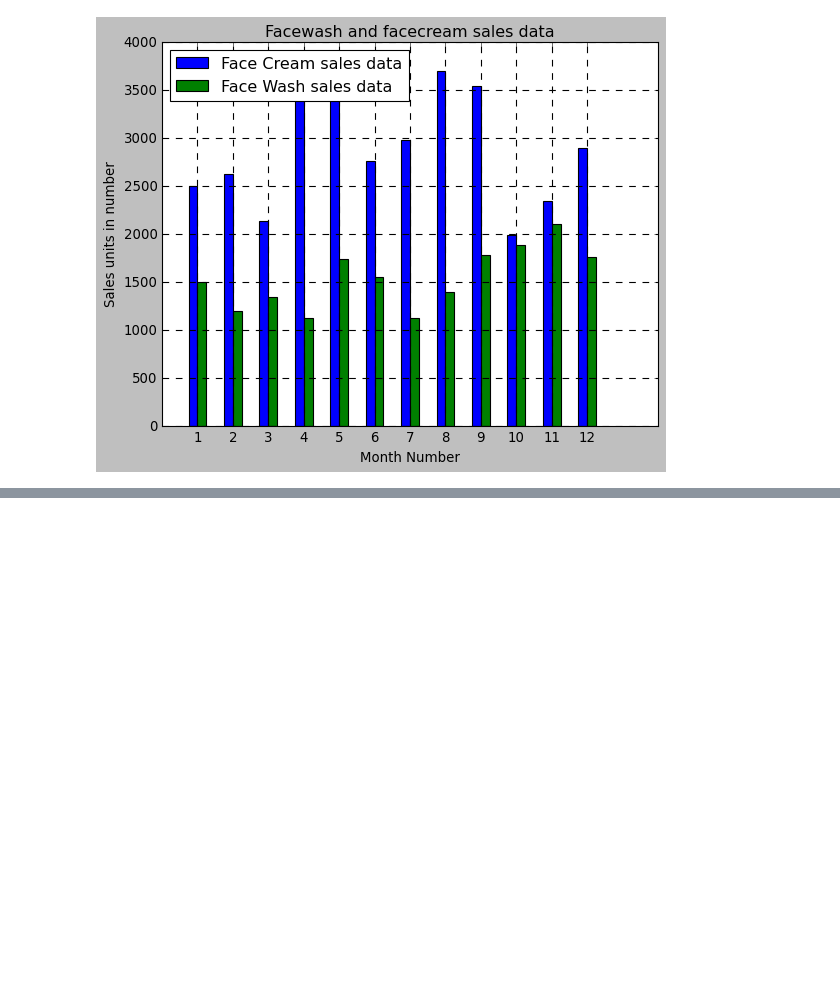
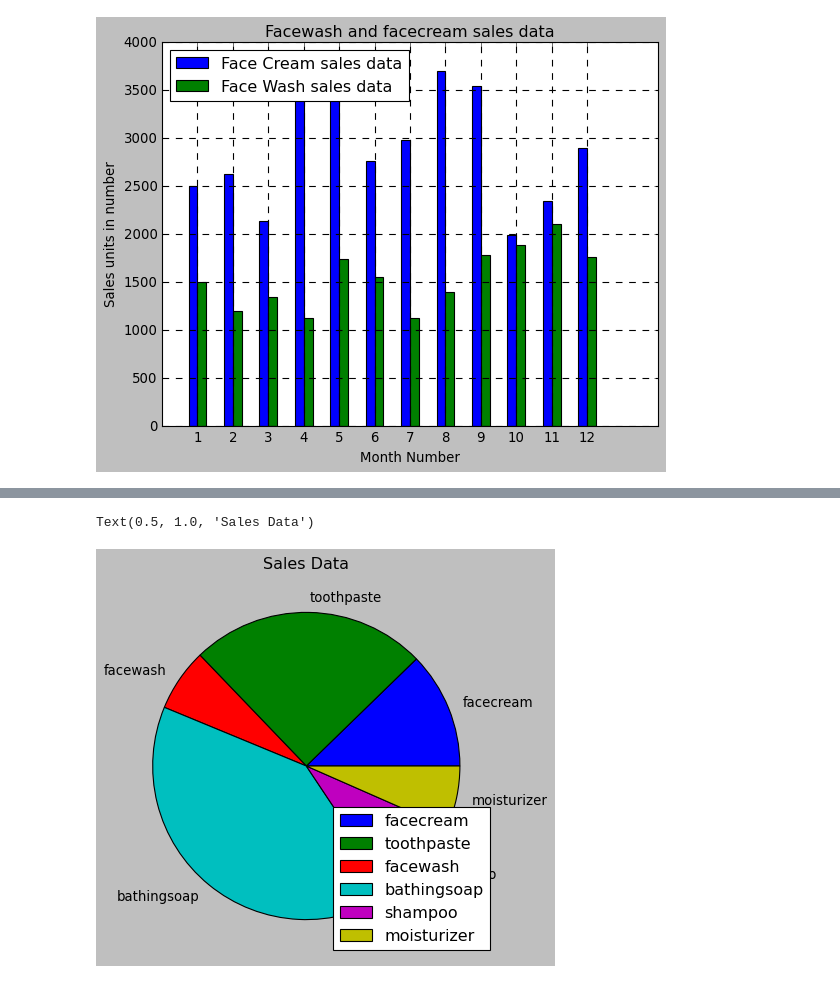
Before and after one commit to Robust-ness/datascilabs, a Jupyter notebook: 6.ipynb, the cells around one changed output, grey strips where cells are left out. Drawn from its saved outputs; the diff is of its cells as text; code cells hidden in the pictures; blank space fills up the shorter version.

```diff
--- a/6.ipynb
+++ b/6.ipynb
@@ -76,0 +95,9 @@ plt.show()
+# %%
+plt.pie([np.sum(sales['facecream']), np.sum(sales['toothpaste']), np.sum(sales['facewash']),
+         np.sum(sales['bathingsoap']), np.sum(sales['shampoo']), np.sum(sales['moisturizer'])],
+         labels=['facecream', 'toothpaste', 'facewash', 'bathingsoap', 'shampoo', 'moisturizer'])
+plt.legend(loc='lower right')
+plt.title('Sales Data')
+# %% [output]
+Text(0.5, 1.0, 'Sales Data')
+[figure, added]
```
Also changed, not shown: parts of 5 cells of this notebook.
